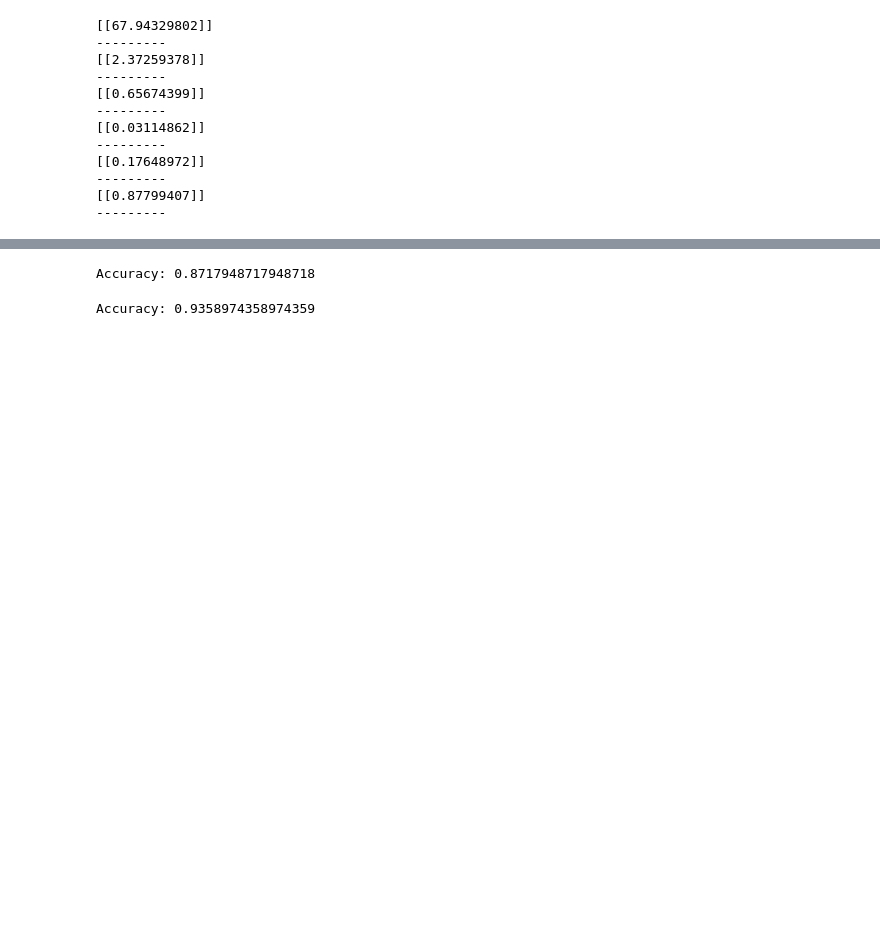
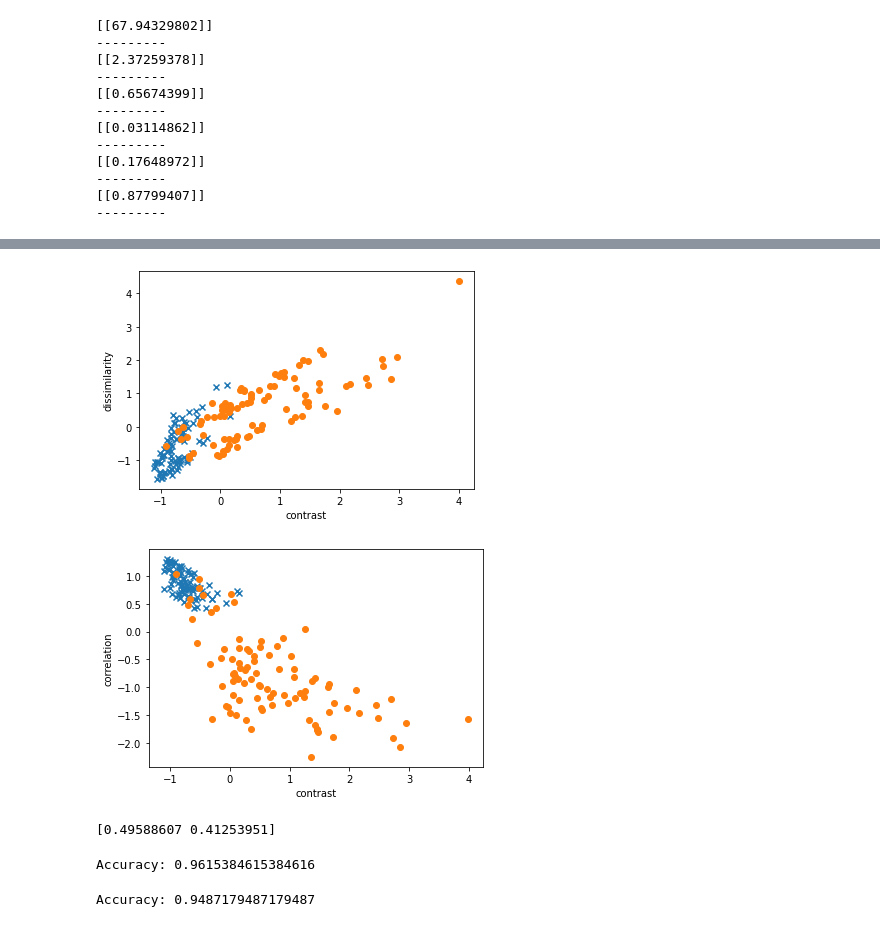
Before and after one commit to NouranHany/Handwriting-Based-Gender-Classification, a Jupyter notebook: GLCM Features.ipynb, the cells around one changed output, grey strips where cells are left out. Saved outputs shown, nothing was run; the diff lists cells and outputs as text; code cells hidden in the pictures; blank space fills up the shorter version.

```diff
--- a/GLCM Features.ipynb
+++ b/GLCM Features.ipynb
@@ -113,9 +153,56 @@ for i in range(males_count):
+# %%
+# performing preprocessing part
+# Standardize features by removing the mean and scaling to unit variance
+from sklearn.model_selection import train_test_split
+from sklearn import metrics
+from sklearn.preprocessing import StandardScaler
+
+# Spliting data to train and test
+X_train, X_test, y_train, y_test = train_test_split(X, y, test_size=0.3,random_state=109)
+X_train = np.array(X_train)
+X_test = np.array(X_test)
+y_train = np.array(y_train)
+y_test = np.array(y_test)
+
+sc = StandardScaler()
+X_train = sc.fit_transform(X_train)
+X_test = sc.transform(X_test)
+
+
+# Plotting features accorss each other after standard scalling
+female_mask = y_train == 1
+male_mask = y_train == 0
+
+plt.scatter(X_train[female_mask][:,0], X_train[female_mask][:,1], marker = "x")
+plt.scatter(X_train[male_mask][:,0], X_train[male_mask][:,1], marker = "o")
+plt.xlabel('contrast')
+plt.ylabel('dissimilarity')
+plt.show()
+
+plt.scatter(X_train[female_mask][:,0], X_train[female_mask][:,-1], marker = "x")
+plt.scatter(X_train[male_mask][:,0], X_train[male_mask][:,-1], marker = "o")
+plt.xlabel('contrast')
+plt.ylabel('correlation')
+plt.show()
+# %% [output]
+[figure, added]
+[figure, added]
+# %%
+# Applying PCA function on training
+# and testing set of X component
+from sklearn.decomposition import PCA
+
+pca = PCA(n_components = 2)
+
+X_train = pca.fit_transform(X_train)
+X_test = pca.transform(X_test)
+
+explained_variance = pca.explained_variance_ratio_
+print(explained_variance)
+# %% [output]
+[0.49588607 0.41253951]
 # %%
-from sklearn.model_selection import train_test_split
 from sklearn import svm
-from sklearn import metrics
-
-X_train, X_test, y_train, y_test = train_test_split(X, y, test_size=0.3,random_state=109)
 
 clf = svm.SVC(kernel='linear')
 clf.fit(X_train, y_train)
@@ -123,12 +210,12 @@ y_pred = clf.predict(X_test)
 
 print("Accuracy:",metrics.accuracy_score(y_test, y_pred))
 # %% [output]
-Accuracy: 0.8717948717948718
+Accuracy: 0.9615384615384616
 # %%
 from sklearn.ensemble import RandomForestClassifier
 
 #Create a Gaussian Classifier
-clf=RandomForestClassifier(n_estimators=100)
+clf=RandomForestClassifier(n_estimators=50)
 
 #Train the model using the training sets y_pred=clf.predict(X_test)
 clf.fit(X_train,y_train)
@@ -137,7 +224,7 @@ y_pred=clf.predict(X_test)
 
 print("Accuracy:",metrics.accuracy_score(y_test, y_pred))
 # %% [output]
-Accuracy: 0.9358974358974359
+Accuracy: 0.9487179487179487
 # %%
 from sklearn.neighbors import KNeighborsClassifier
 
```
Also changed, not shown: parts of 4 cells of this notebook.
